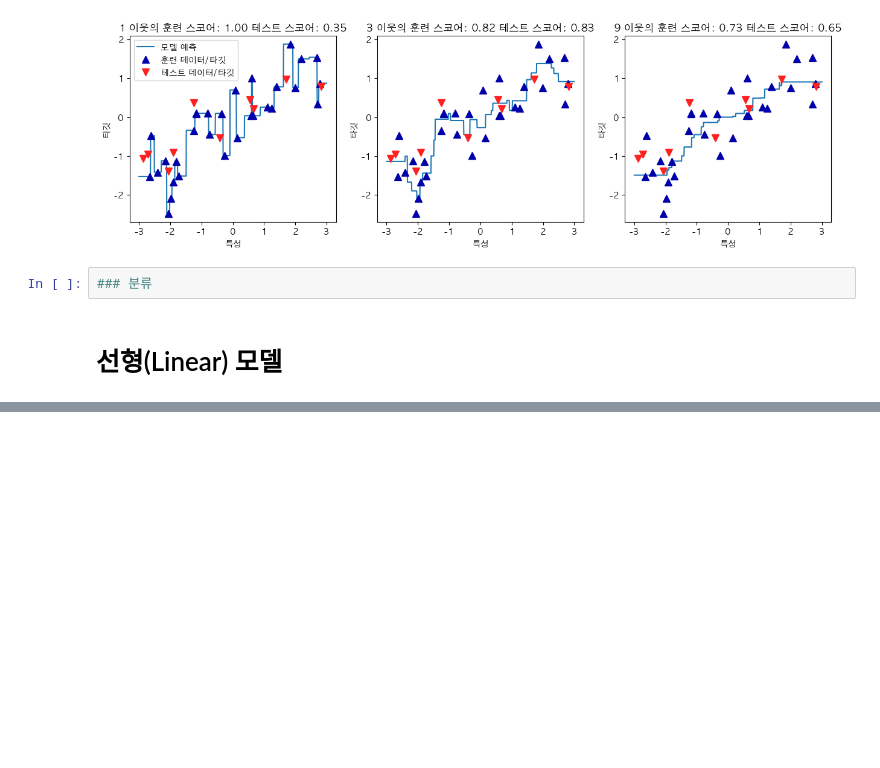
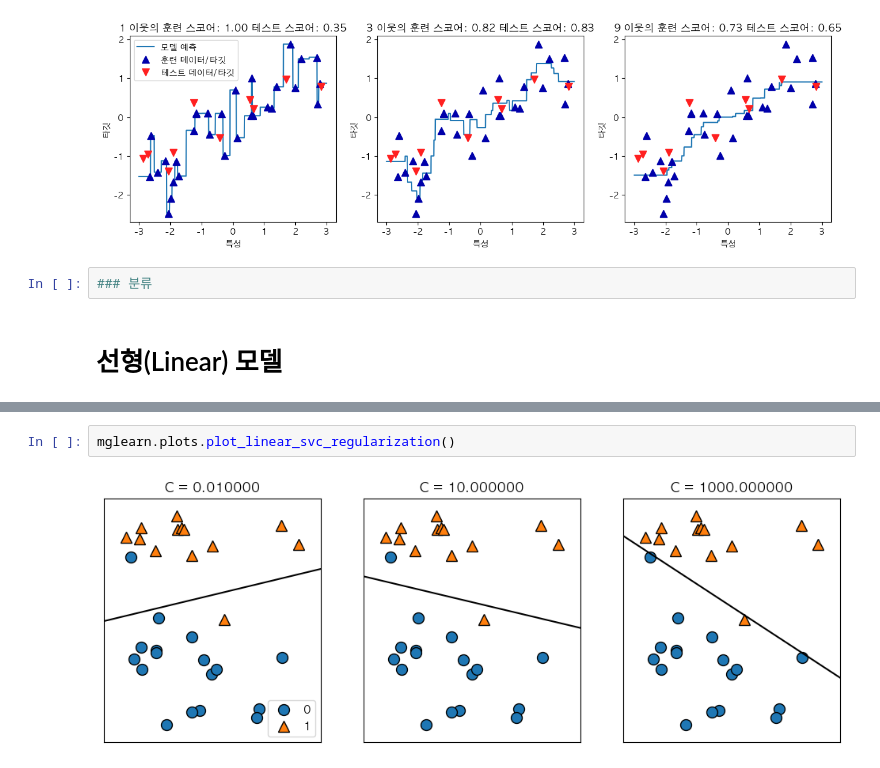
Before and after one commit to jhchoi316/Internship-Study, a Jupyter notebook: MachineLearning/2. 지도 학습.ipynb, the cells around one changed output, grey strips where cells are left out. Drawn from its saved outputs; the diff is of its cells as text; blank space fills up the shorter version.

```diff
--- a/MachineLearning/2. 지도 학습.ipynb
+++ b/MachineLearning/2. 지도 학습.ipynb
@@ -234,0 +338,4 @@ axes[0].legend(["모델 예측", "훈련 데이터/타깃", "테스트 데이터
+# %%
+mglearn.plots.plot_linear_svc_regularization()
+# %% [output]
+[figure, added]
```
Also changed, not shown: parts of 50 cells of this notebook.
